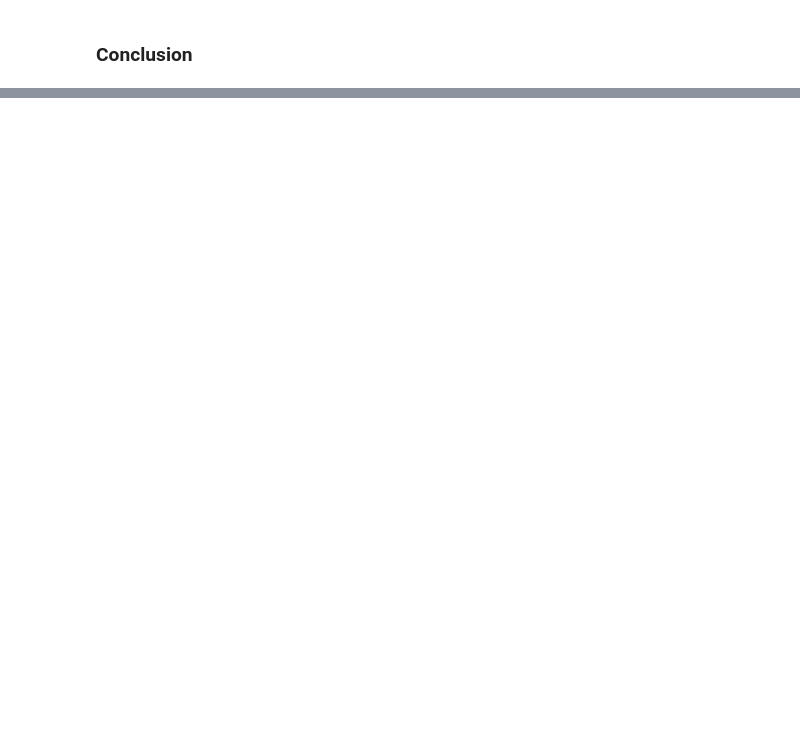
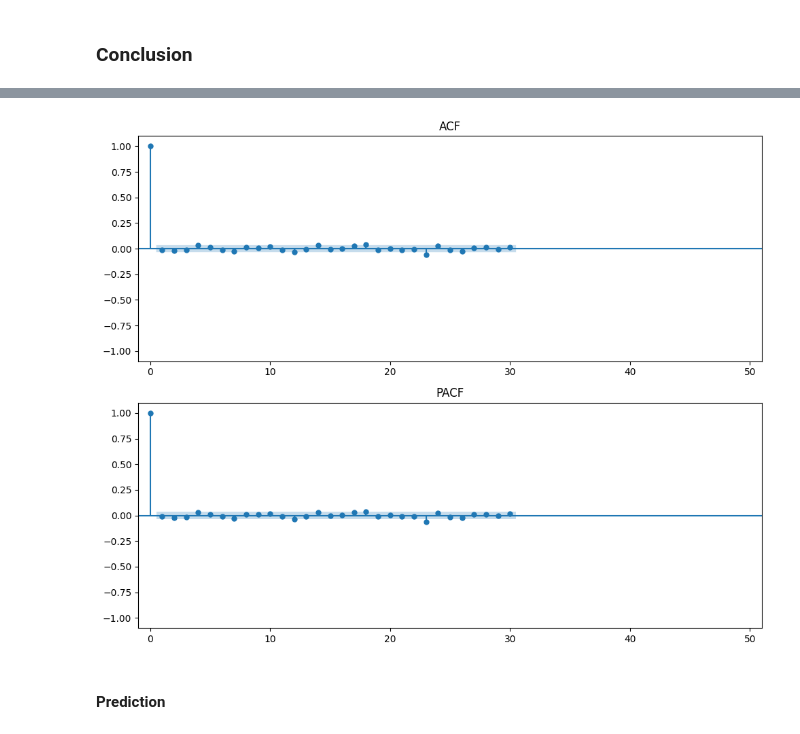
Before and after one commit to ahn283/projects, a Jupyter notebook: interest rate/interest_analysis.ipynb, the cells around one changed output, grey strips where cells are left out. Cells and saved outputs as stored; diff of their text form; code cells hidden in the pictures; blank space fills up the shorter version.

```diff
--- a/interest rate/interest_analysis.ipynb
+++ b/interest rate/interest_analysis.ipynb
@@ -316,0 +726,18 @@ for col in cols:
+# %%
+# plot the results
+result = pd.DataFrame(result)
+display(result)
+
+# AIC, BIC graph
+result.iloc[:, -3:].plot()
+
+# optimized aic, bic, best params
+opt_p = result.iloc[np.argmin(result['AIC']), 0]
+opt_d = result.iloc[np.argmin(result['AIC']), 1]
+opt_q = result.iloc[np.argmin(result['AIC']), 2]
+opt_P = result.iloc[np.argmin(result['AIC']), 3]
+opt_D = result.iloc[np.argmin(result['AIC']), 4]
+opt_Q = result.iloc[np.argmin(result['AIC']), 5]
+opt_S = result.iloc[np.argmin(result['AIC']), 6]
+
+print("(", opt_p, opt_d, opt_q, ")", "(", opt_P, opt_D, opt_Q, opt_S, ")")
@@ -316,0 +756,6 @@ for col in cols:
+# %%
+# SARIMA modeling
+
+model = SARIMAX(sarima_y, order=(opt_p, opt_d, opt_q),
+                seasonal_order=(opt_P, opt_D, opt_Q, opt_S)).fit()
+display(model.summary())
@@ -316,0 +801,18 @@ for col in cols:
+# %%
+# Residual ACF/PACF
+plt.figure(figsize=(10, 8))
+plot_acf(model.resid, lags=30, ax=plt.subplot(211))
+plt.xlim(-1, 51)
+plt.ylim(-1.1, 1.1)
+plt.title('ACF')
+
+plot_pacf(model.resid, lags=30, ax=plt.subplot(212))
+plt.xlim(-1, 51)
+plt.ylim(-1.1, 1.1)
+plt.title('PACF')
+plt.tight_layout()
+plt.show()
+# %% [output]
+[figure, added]
+# %% [markdown]
+#### Prediction
```
Also changed, not shown: parts of 68 cells of this notebook, 2 other files.
